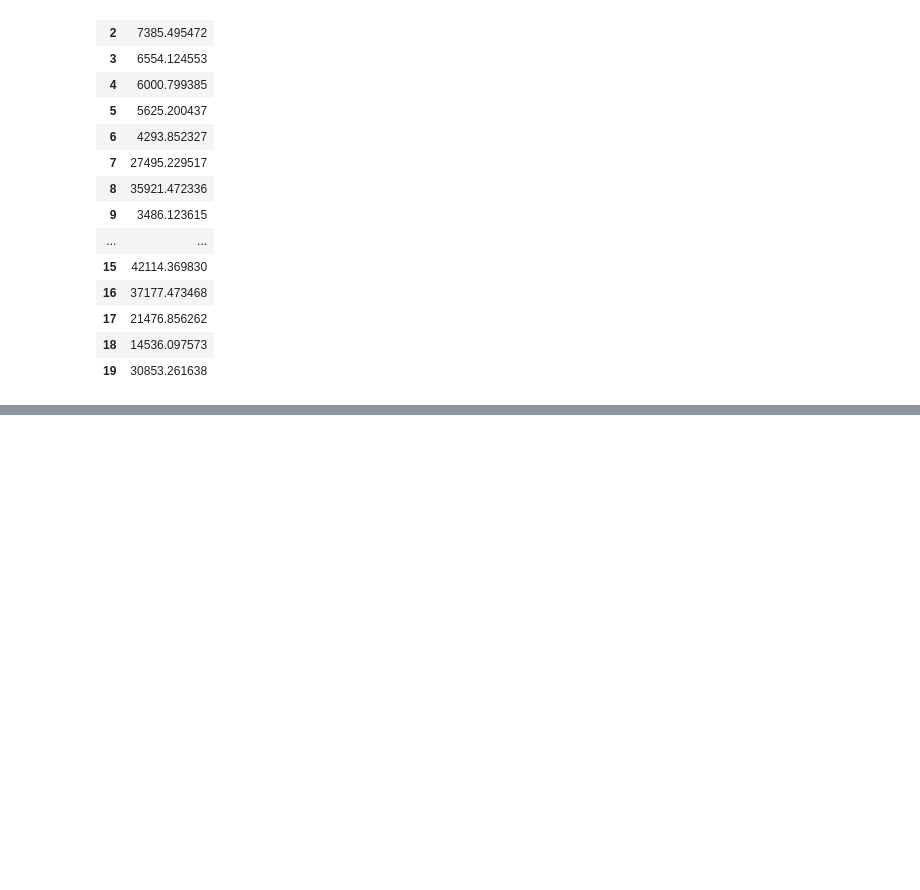
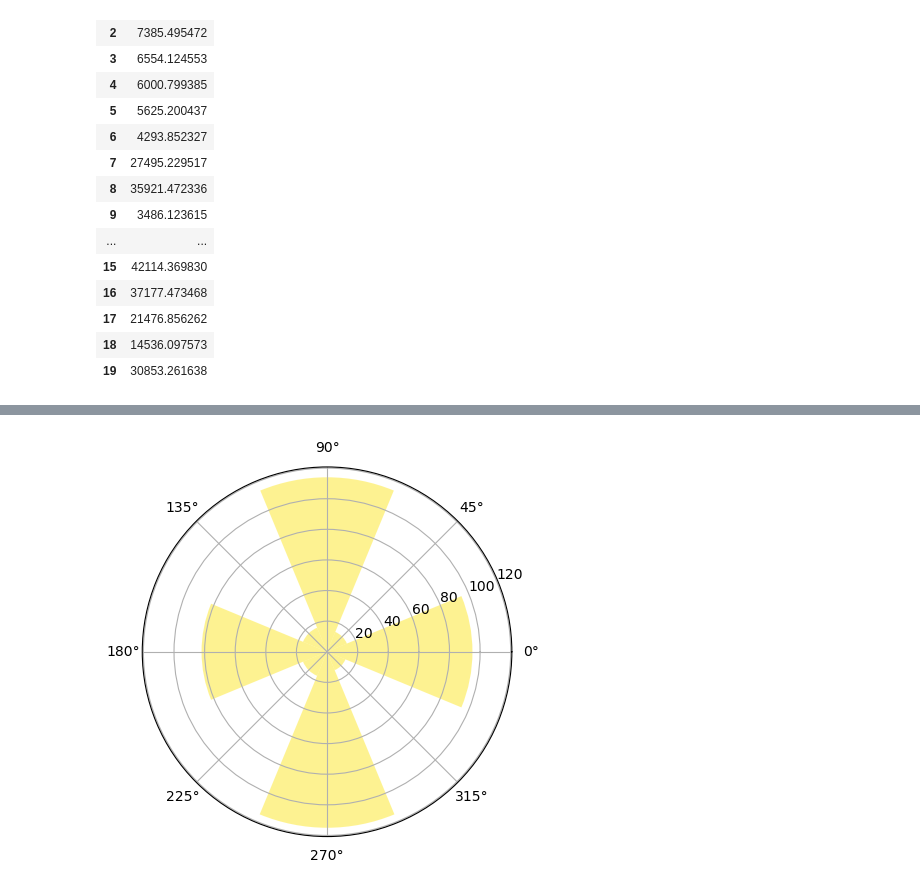
Before and after one commit to jonazhu/nematostellatracking, a Jupyter notebook: behavior_analysis/initial_behavior_extraction.ipynb, the cells around one changed output, grey strips where cells are left out. Cells and saved outputs as stored; diff of their text form; code cells hidden in the pictures; blank space fills up the shorter version.

Commit message:
change direction counting
direction was previously 3pi/2 (down) if there was no movement, now it is NaN

```diff
--- a/behavior_analysis/initial_behavior_extraction.ipynb
+++ b/behavior_analysis/initial_behavior_extraction.ipynb
@@ -52,8 +52,12 @@ def direction_bt_frames(x1, y1, x2, y2):
     b = (y2 - y1) * (dish_diameter_microns / dish_height_pixels)
 
     #error handling for a being 0: if a is 0, we either go straight up or straight down
-    if a == 0:
-        return (np.pi / 2) if b < 0 else (1.5 * np.pi)
+    if a == 0 and b < 0:
+        return (np.pi / 2)
+    elif a == 0 and b > 0:
+        return (1.5 * np.pi)
+    elif a == 0 and b == 0:
+        return np.nan
 
     angle = np.arctan(b / a)
 
@@ -317,0 +321,37 @@ df_summary
+# %%
+def get_direction_numbers(df):
+    radii = np.zeros(8)
+    for i in range(len(df)):
+        d = df.iloc[i]["direction"]
+        if d < (np.pi / 8) or d >= (15 * np.pi / 8):
+            radii[0] += 1
+        elif d < (3 * np.pi / 8) and d >= (np.pi / 8):
+            radii[1] += 1
+        elif d < (5 * np.pi / 8) and d >= (3 * np.pi / 8):
+            radii[2] += 1
+        elif d < (7 * np.pi / 8) and d >= (5 * np.pi / 8):
+            radii[3] += 1
+        elif d < (9 * np.pi / 8) and d >= (7 * np.pi / 8):
+            radii[4] += 1
+        elif d < (11 * np.pi / 8) and d >= (9 * np.pi / 8):
+            radii[5] += 1
+        elif d < (13 * np.pi / 8) and d >= (11 * np.pi / 8):
+            radii[6] += 1
+        elif d < (15 * np.pi / 8) and d >= (13 * np.pi / 8):
+            radii[7] += 1
+
+    return radii
+
+N = 8
+theta = np.linspace(0.0, 2 * np.pi, N, endpoint=False)
+radii = get_direction_numbers(df_individuals[0])
+width = np.pi / 4 * np.ones(8)
+
+colors = plt.colormaps["viridis"](radii / 10.)
+
+ax = plt.subplot(projection='polar')
+ax.bar(theta, radii, width=width, bottom=0.0, color=colors, alpha=0.5)
+
+plt.show()
+# %% [output]
+[figure, added]
```
Also changed, not shown: parts of 6 cells of this notebook, 2 other files.
